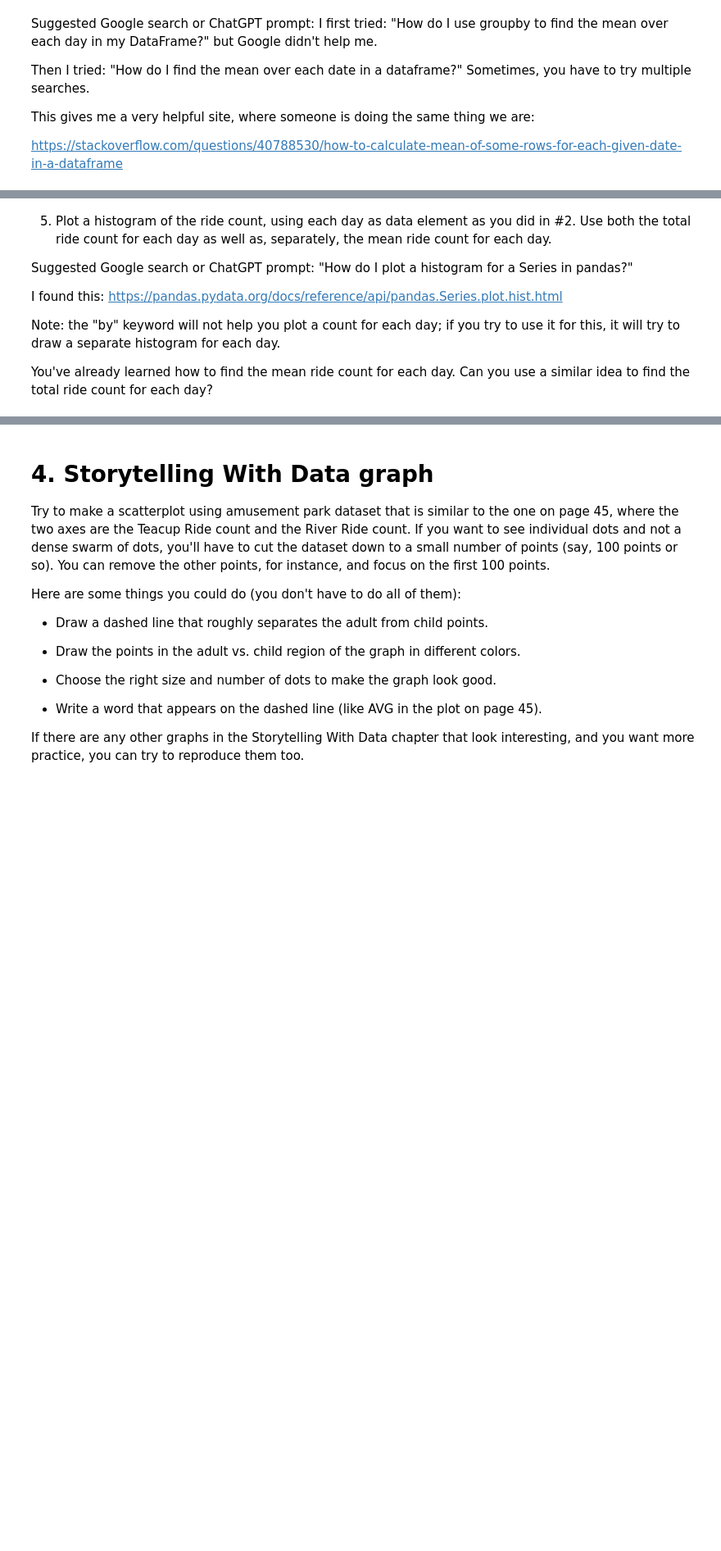
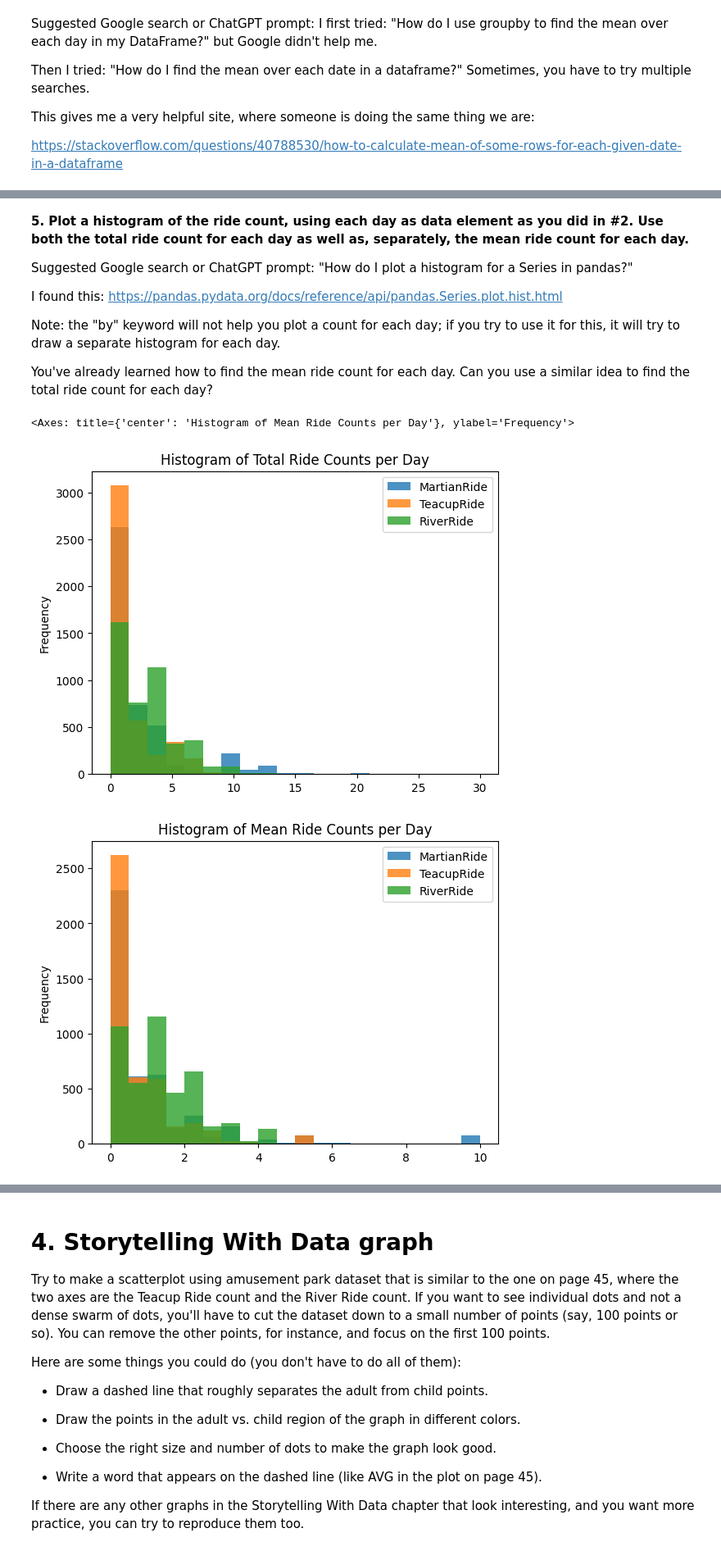
Before and after one commit to jasser-dh/Module-B-semester-2, a Jupyter notebook: OMDS-ModB2-Week3-Dhaouadi-Jasser.ipynb, the cells around one changed output, grey strips where cells are left out. Shown at 82% size. Saved outputs shown, nothing was run; the diff lists cells and outputs as text; code cells hidden in the pictures; blank space fills up the shorter version.

```diff
--- a/OMDS-ModB2-Week3-Dhaouadi-Jasser.ipynb
+++ b/OMDS-ModB2-Week3-Dhaouadi-Jasser.ipynb
@@ -290,5 +301,5 @@ This time, I will let you find the page!  Hint: it's not actually called the "pe
 # %% [markdown]
-5. Plot a histogram of the ride count, using each day as data element as you did in #2.  Use both the total ride count for each day as well as, separately, the mean ride count for each day.
+**5. Plot a histogram of the ride count, using each day as data element as you did in #2.  Use both the total ride count for each day as well as, separately, the mean ride count for each day.**
 
 Suggested Google search or ChatGPT prompt: "How do I plot a histogram for a Series in pandas?"
 
@@ -297,4 +308,22 @@ I found this: https://pandas.pydata.org/docs/reference/api/pandas.Series.plot.hi
 Note: the "by" keyword will not help you plot a count for each day; if you try to use it for this, it will try to draw a separate histogram for each day.
 
 You've already learned how to find the mean ride count for each day.  Can you use a similar idea to find the total ride count for each day?
+# %%
+rides = ["MartianRide", "TeacupRide", "RiverRide"]
+
+# total rides per day
+daily_totals = df.groupby("VisitDate")[rides].sum()
+
+# mean rides per day
+daily_means = df.groupby("VisitDate")[rides].mean()
+
+# histogram of total rides per day
+daily_totals.plot.hist(bins=20, alpha=0.8, title="Histogram of Total Ride Counts per Day")
+
+# histogram of mean rides per day
+daily_means.plot.hist(bins=20, alpha=0.8, title="Histogram of Mean Ride Counts per Day")
+# %% [output]
+<Axes: title={'center': 'Histogram of Mean Ride Counts per Day'}, ylabel='Frequency'>
+[figure, added]
+[figure, added]
 # %% [markdown]
```
Also changed, not shown: parts of 17 cells of this notebook.
